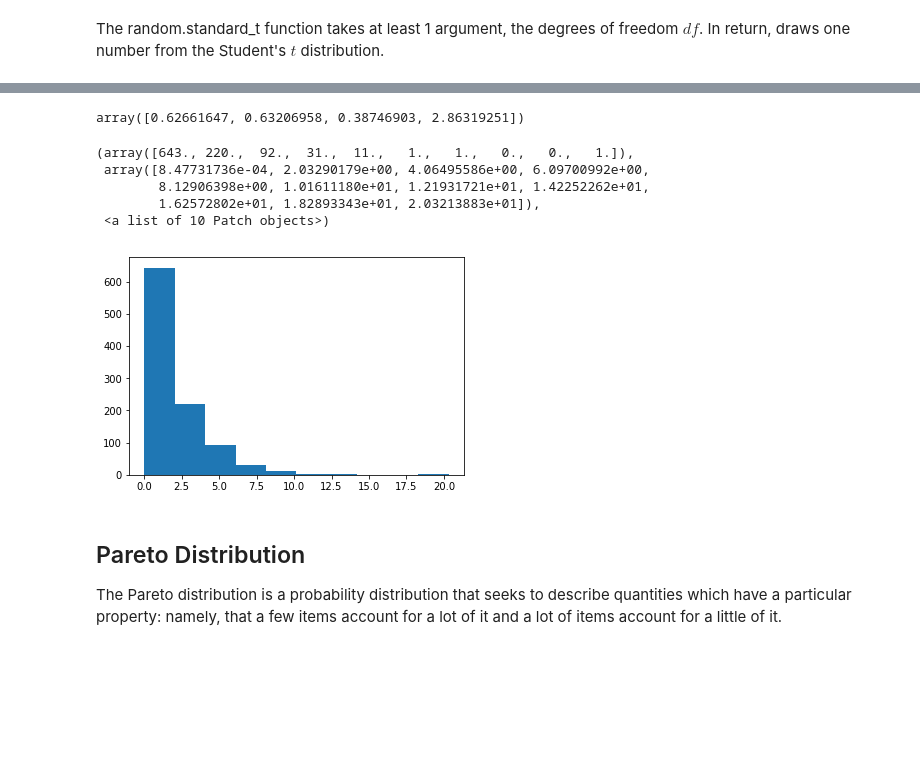
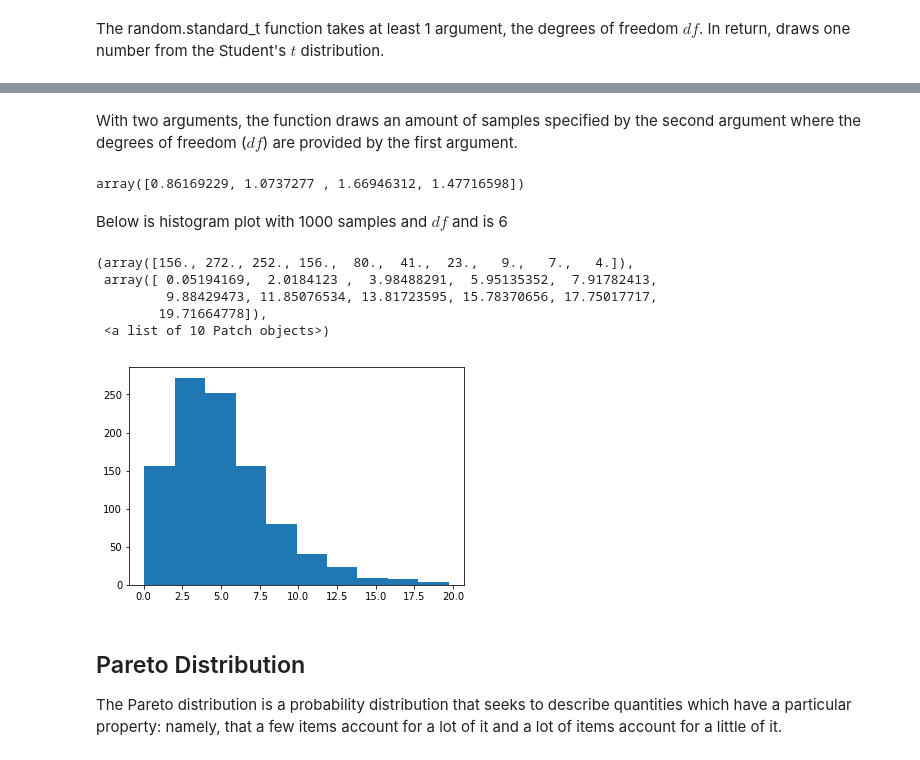
Before and after one commit to cadel560x/EmergingTechAssignments, a Jupyter notebook: numpy-random.ipynb, the cells around one changed output, grey strips where cells are left out. Cells and saved outputs as stored; diff of their text form; code cells hidden in the pictures; blank space fills up the shorter version.

Commit message:
Chi squared, Student's t distrubutions and degrees of freedom completed

```diff
--- a/numpy-random.ipynb
+++ b/numpy-random.ipynb
@@ -216,17 +265,21 @@ np.random.chisquare(2)
+# %% [markdown]
+With two arguments, the function draws an amount of samples specified by the second argument where the degrees of freedom ($df$) are provided by the first argument.
 # %%
-np.random.chisquare(2,4)
+np.random.chisquare(6,4)
 # %% [output]
-array([0.62661647, 0.63206958, 0.38746903, 2.86319251])
+array([0.86169229, 1.0737277 , 1.66946312, 1.47716598])
+# %% [markdown]
+Below is histogram plot with 1000 samples and $df$ and is 6
 # %%
-x = np.random.chisquare(2,1000)
+x = np.random.chisquare(6,1000)
 plt.hist(x)
 # %% [output]
-(array([643., 220.,  92.,  31.,  11.,   1.,   1.,   0.,   0.,   1.]),
- array([8.47731736e-04, 2.03290179e+00, 4.06495586e+00, 6.09700992e+00,
-        8.12906398e+00, 1.01611180e+01, 1.21931721e+01, 1.42252262e+01,
-        1.62572802e+01, 1.82893343e+01, 2.03213883e+01]),
+(array([156., 272., 252., 156.,  80.,  41.,  23.,   9.,   7.,   4.]),
+ array([ 0.05194169,  2.0184123 ,  3.98488291,  5.95135352,  7.91782413,
+         9.88429473, 11.85076534, 13.81723595, 15.78370656, 17.75017717,
+        19.71664778]),
  <a list of 10 Patch objects>)
-[figure, old version]
+[figure, new version]
 # %% [markdown]
 ## Pareto Distribution
 The Pareto distribution is a probability distribution that seeks to describe quantities which have a particular property: namely, that a few items account for a lot of it and a lot of items account for a little of it.
```
Also changed, not shown: parts of 38 cells of this notebook.
